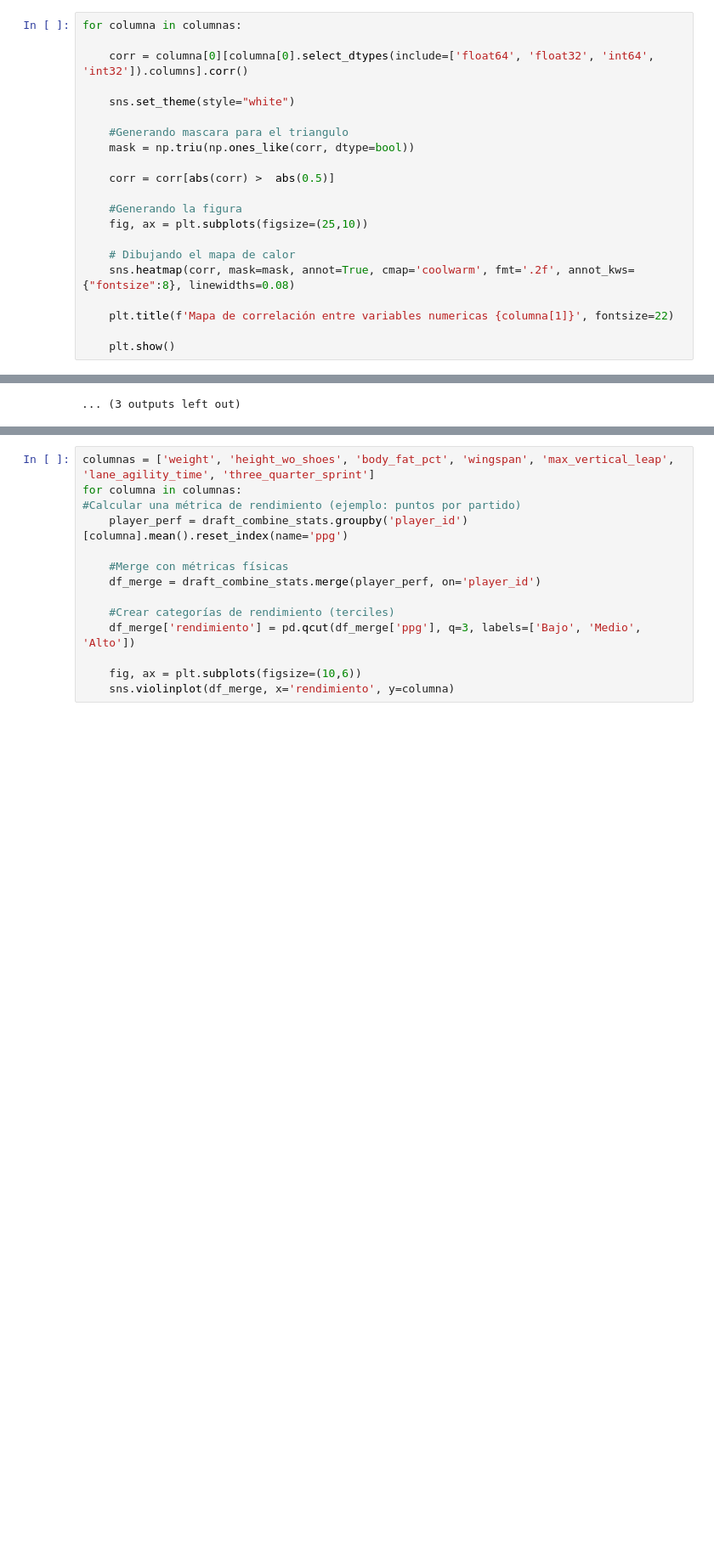
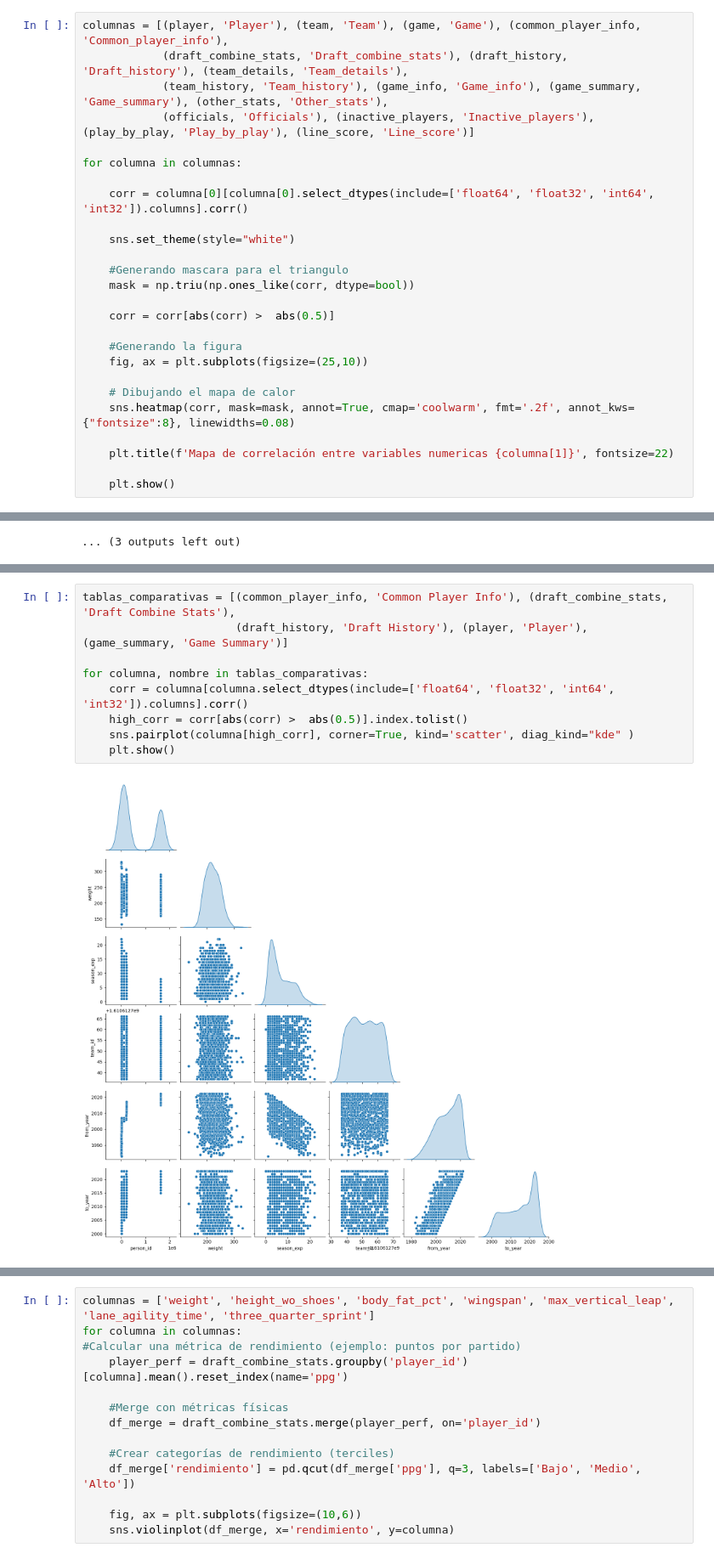
Before and after one commit to ardev-21/NBAnalytics, a Jupyter notebook: EDA - ELT/Analisis_exploratorio.ipynb, the cells around one changed output, grey strips where cells are left out. Shown at 85% size. Drawn from its saved outputs; the diff is of its cells as text; blank space fills up the shorter version.

Commit message:
Agregando tabla calendario. Cambios en archivos.

```diff
--- a/EDA - ELT/Analisis_exploratorio.ipynb
+++ b/EDA - ELT/Analisis_exploratorio.ipynb
@@ -39,4 +35,9 @@ columnas = [(player, 'Player'), (team, 'Team'), (game, 'Game'), (common_player_i
 # %%
+columnas = [(player, 'Player'), (team, 'Team'), (game, 'Game'), (common_player_info, 'Common_player_info'),
+            (draft_combine_stats, 'Draft_combine_stats'), (draft_history, 'Draft_history'), (team_details, 'Team_details'),
+            (team_history, 'Team_history'), (game_info, 'Game_info'), (game_summary, 'Game_summary'), (other_stats, 'Other_stats'),
+            (officials, 'Officials'), (inactive_players, 'Inactive_players'), (play_by_play, 'Play_by_play'), (line_score, 'Line_score')]
+
 for columna in columnas:
 
     corr = columna[0][columna[0].select_dtypes(include=['float64', 'float32', 'int64', 'int32']).columns].corr()
@@ -75,0 +75,11 @@ tablas_comparativas = [common_player_info, draft_combine_stats, draft_history, p
+# %%
+tablas_comparativas = [(common_player_info, 'Common Player Info'), (draft_combine_stats, 'Draft Combine Stats'),
+                       (draft_history, 'Draft History'), (player, 'Player'), (game_summary, 'Game Summary')]
+
+for columna, nombre in tablas_comparativas:
+    corr = columna[columna.select_dtypes(include=['float64', 'float32', 'int64', 'int32']).columns].corr()
+    high_corr = corr[abs(corr) >  abs(0.5)].index.tolist()
+    sns.pairplot(columna[high_corr], corner=True, kind='scatter', diag_kind="kde" )
+    plt.show()
+# %% [output]
+[figure, added]
```
Also changed, not shown: parts of 9 cells of this notebook, 1 other file.
